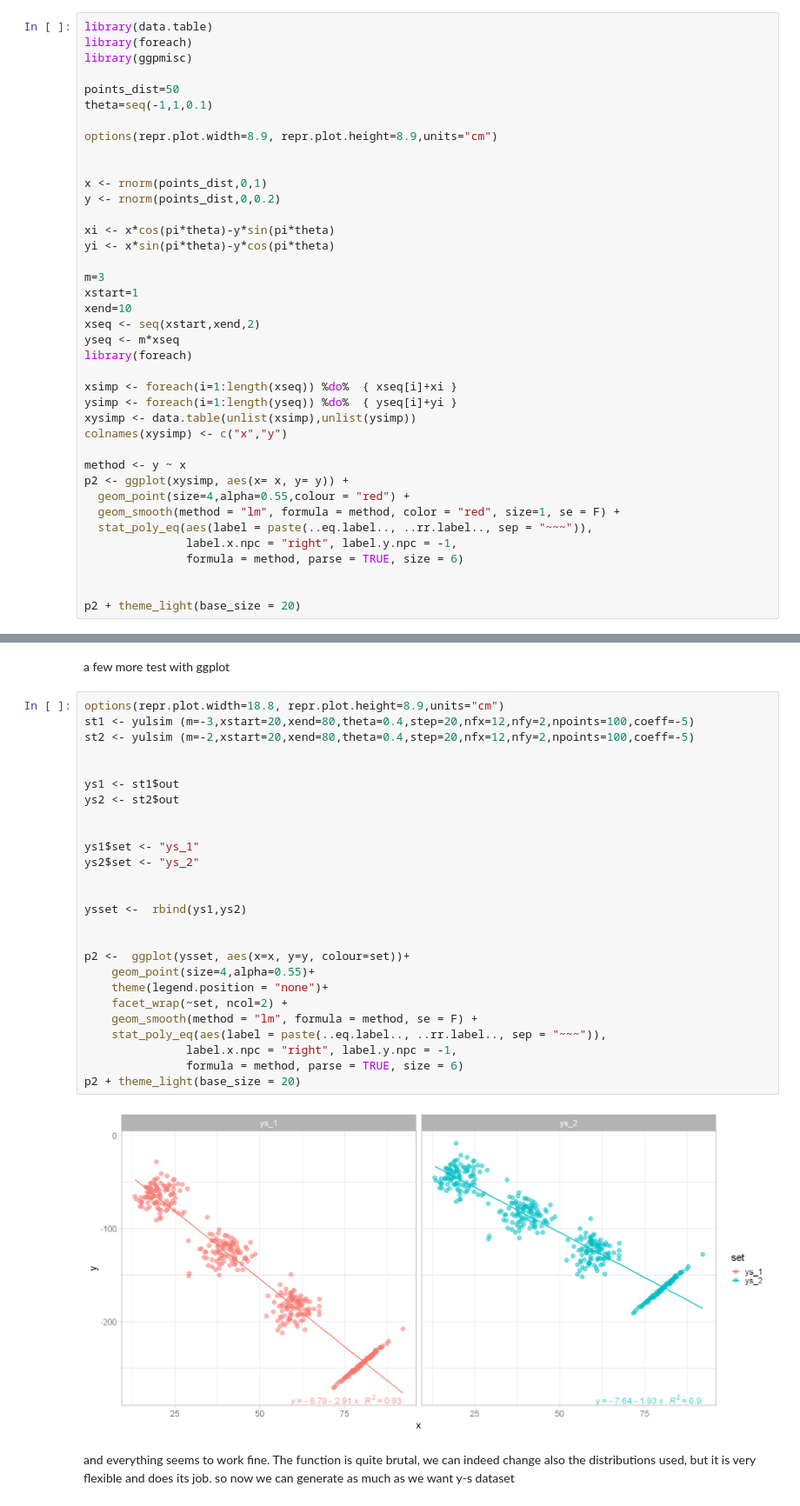
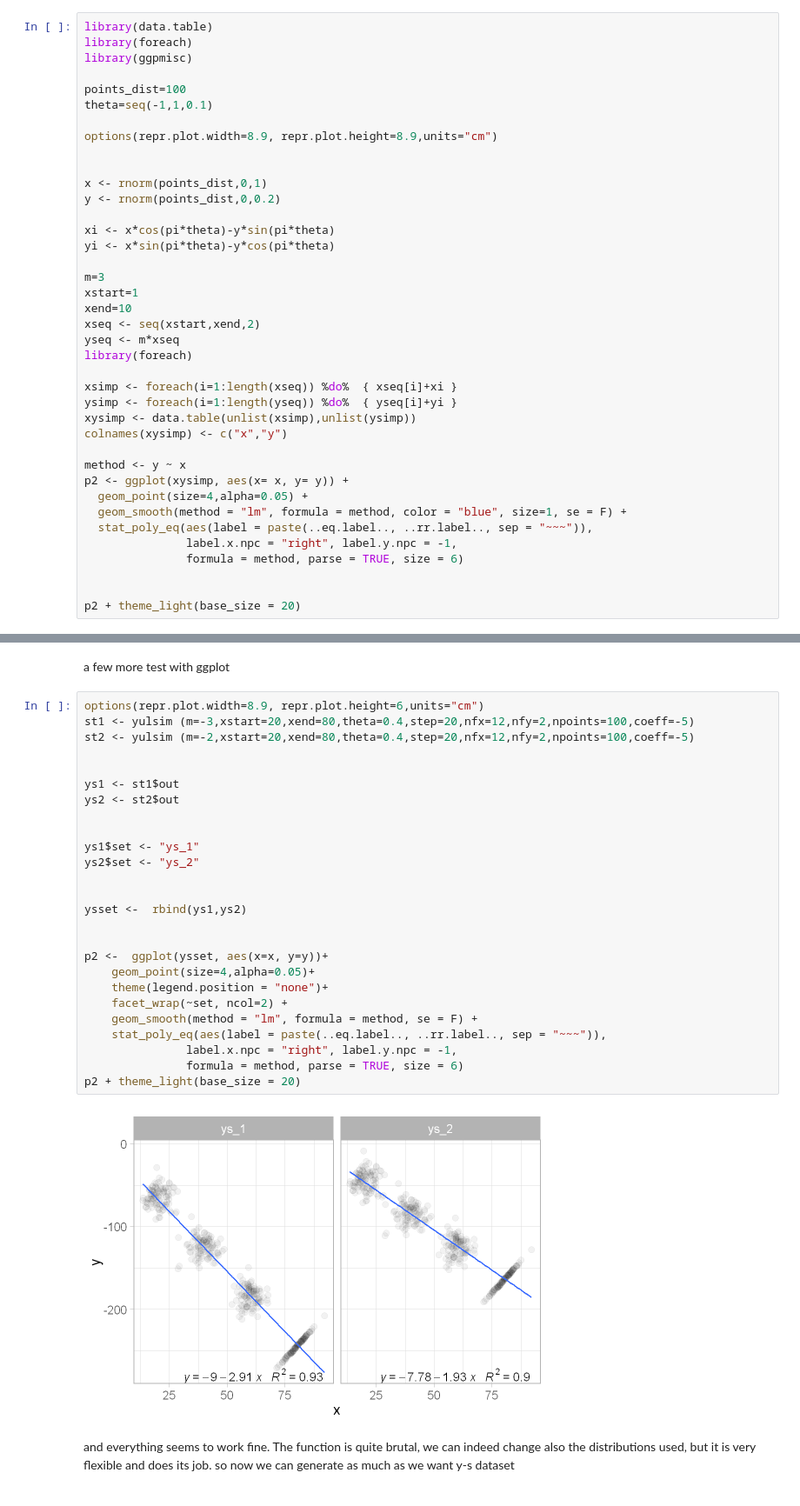
Before and after one commit to jojosgithub/blog, a Jupyter notebook: _notebooks/2021-07-04-ys.ipynb, the cells around one changed output, grey strips where cells are left out. Shown at 87% size. Saved outputs shown, nothing was run; the diff lists cells and outputs as text.

```diff
--- a/_notebooks/2021-07-04-ys.ipynb
+++ b/_notebooks/2021-07-04-ys.ipynb
@@ -70,7 +70,7 @@ library(data.table)
 library(foreach)
 library(ggpmisc)
 
-points_dist=50
+points_dist=100
 theta=seq(-1,1,0.1)
 
 options(repr.plot.width=8.9, repr.plot.height=8.9,units="cm")
@@ -96,8 +96,8 @@ colnames(xysimp) <- c("x","y")
 
 method <- y ~ x
 p2 <- ggplot(xysimp, aes(x= x, y= y)) +
-  geom_point(size=4,alpha=0.55,colour = "red") +
-  geom_smooth(method = "lm", formula = method, color = "red", size=1, se = F) +
+  geom_point(size=4,alpha=0.05) +
+  geom_smooth(method = "lm", formula = method, color = "blue", size=1, se = F) +
   stat_poly_eq(aes(label = paste(..eq.label.., ..rr.label.., sep = "~~~")),
                label.x.npc = "right", label.y.npc = -1,
                formula = method, parse = TRUE, size = 6)
@@ -149,32 +149,32 @@ yulsim <- function(m=3,xstart=1,xend=10,theta=-0.3,step=0.5,nfx=0.1,nfy=0.5,npoi
 # %% [markdown]
 a few more test with ggplot
 # %%
-options(repr.plot.width=18.8, repr.plot.height=8.9,units="cm")
+options(repr.plot.width=8.9, repr.plot.height=6,units="cm")
 st1 <- yulsim (m=-3,xstart=20,xend=80,theta=0.4,step=20,nfx=12,nfy=2,npoints=100,coeff=-5)
 st2 <- yulsim (m=-2,xstart=20,xend=80,theta=0.4,step=20,nfx=12,nfy=2,npoints=100,coeff=-5)
 
 
 ys1 <- st1$out
 ys2 <- st2$out
 
 
 ys1$set <- "ys_1"
 ys2$set <- "ys_2"
 
 
 ysset <-  rbind(ys1,ys2)
 
 
-p2 <-  ggplot(ysset, aes(x=x, y=y, colour=set))+
-    geom_point(size=4,alpha=0.55)+
+p2 <-  ggplot(ysset, aes(x=x, y=y))+
+    geom_point(size=4,alpha=0.05)+
     theme(legend.position = "none")+
     facet_wrap(~set, ncol=2) +
 	geom_smooth(method = "lm", formula = method, se = F) +
 	stat_poly_eq(aes(label = paste(..eq.label.., ..rr.label.., sep = "~~~")),
                label.x.npc = "right", label.y.npc = -1,
                formula = method, parse = TRUE, size = 6)
 p2 + theme_light(base_size = 20)
 # %% [output]
-[figure, old version]
+[figure, new version]
 # %% [markdown]
 and everything seems to work fine. The function is quite brutal, we can indeed change also the distributions used, but it is very flexible and does its job. so now we can generate as much as we want y-s dataset
```
Also changed, not shown: parts of 3 cells of this notebook, 2 other files.
